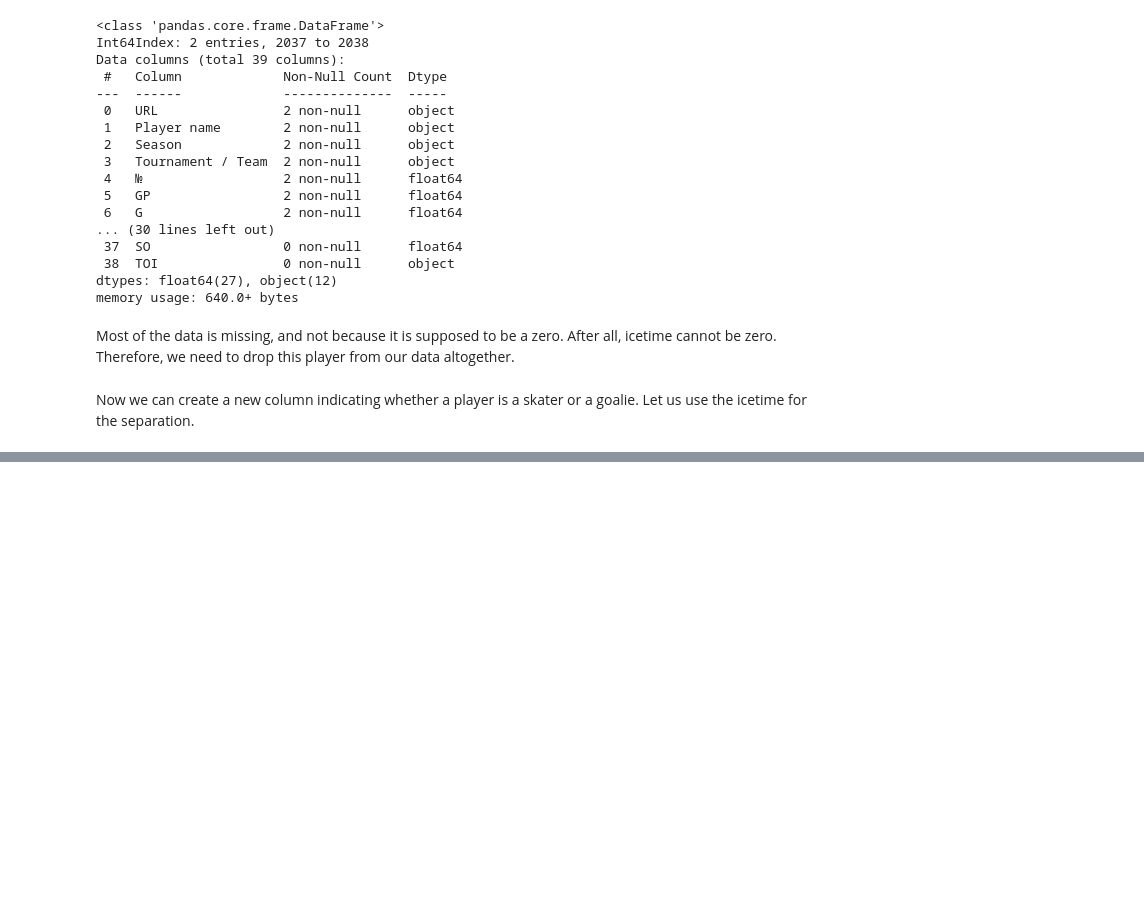
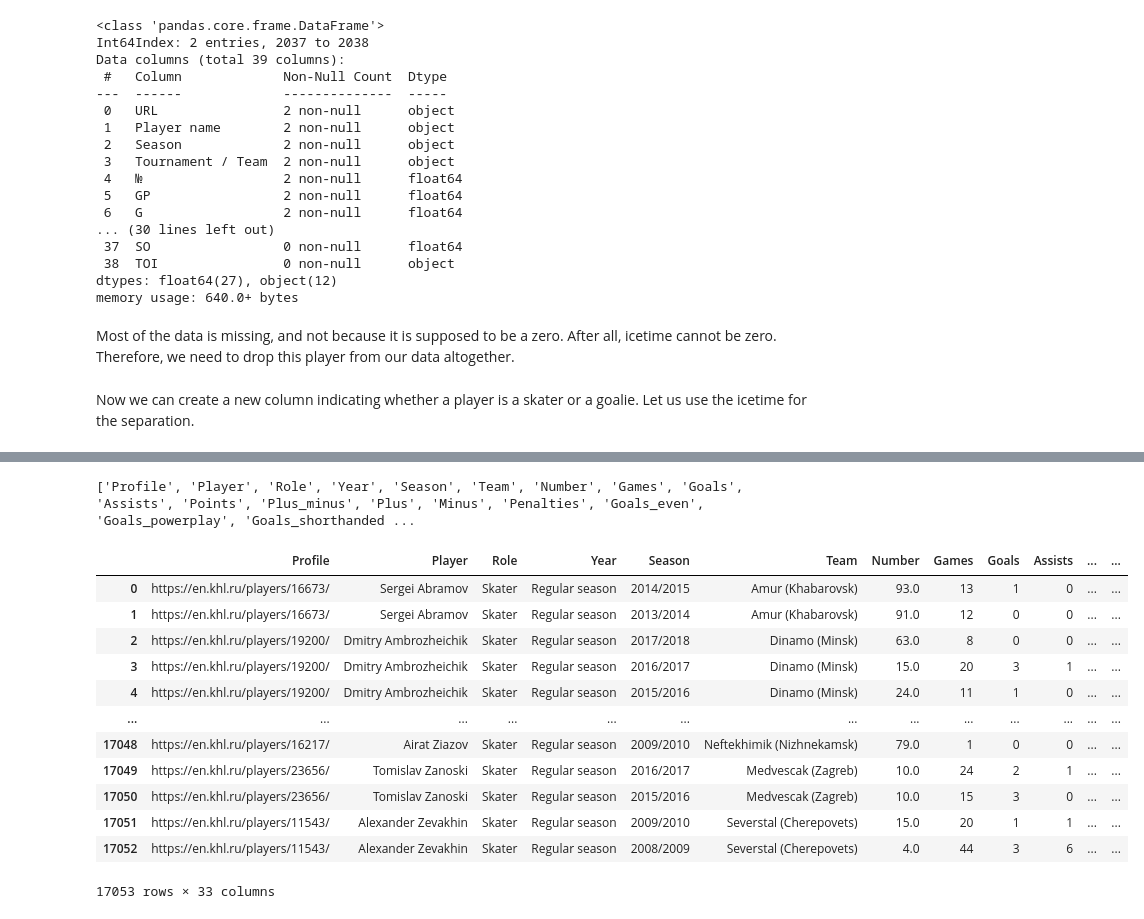
Before and after one commit to Dark-Hobbit/khl, a Jupyter notebook: stage_2/players_processing_season.ipynb, the cells around one changed output, grey strips where cells are left out. Drawn from its saved outputs; the diff is of its cells as text; code cells hidden in the pictures; blank space fills up the shorter version.

```diff
--- a/stage_2/players_processing_season.ipynb
+++ b/stage_2/players_processing_season.ipynb
@@ -106,0 +211,5 @@ Now we can create a new column indicating whether a player is a skater or a goal
+# %%
+# Thankfully, we have a convenient column to separate on.
+
+skaters_season = players_season[players_season['Role'] == 'Skater'].reset_index(drop=True)
+goalies_season = players_season[players_season['Role'] == 'Goalie'].reset_index(drop=True)
@@ -106,0 +266,44 @@ Now we can create a new column indicating whether a player is a skater or a goal
+# %%
+# We can copy paste parts of the previously created list of column names instead of typing them up manually.
+
+print(header)
+# %% [output]
+['Profile', 'Player', 'Role', 'Year', 'Season', 'Team', 'Number', 'Games', 'Goals', 'Assists', 'Points', 'Plus_minus', 'Plus', 'Minus', 'Penalties', 'Goals_even', 'Goals_powerplay', 'Goals_shorthanded ...
+# %%
+# Starting with the more numerous skaters.
+
+skaters_season.drop(['Wins', 'Losses', 'Shootouts', 'Goals_against', 'Saves', 'Saves_percentage',
+                     'Goals_against_average','Shutouts', 'Icetime'], axis=1, inplace=True)
+
+# A list of columns to be changed into integers.
+
+skaters_int = ['Games', 'Goals', 'Assists', 'Points', 'Plus_minus', 'Plus', 'Minus', 'Penalties', 'Goals_even',
+               'Goals_powerplay', 'Goals_shorthanded', 'Goals_overtime', 'Game_winning_goals', 'Game_winning_shootouts',
+               'Shots', 'Faceoffs', 'Faceoffs_won', 'Hits', 'Shots_blocked', 'Penalties_against']
+
+skaters_season[skaters_int] = skaters_season[skaters_int].replace(np.NaN, 0).astype('int')
+
+# A list of columns to be changed into floats.
+# Remember, we need to fix the '-' symbol and cannot change the 'Icetime_game' column.
+
+skaters_float = ['Shots_percentage', 'Shots_game', 'Faceoffs_percentage', 'Shifts_game']
+
+skaters_season[skaters_float] = skaters_season[skaters_float].replace('-', np.NaN).astype('float')
+
+# The player's number is currently stored as float, let us change it into object.
+
+skaters_season['Number'] = skaters_season['Number'].astype('object')
+
+# Finally, let us add the icetime in seconds. For icetime, we are okay with having zero values instead of NaN.
+# The 'Icetime_game' column sometimes has '-' as its value, we will need to fix that first.
+
+skaters_season['Icetime_game'] = skaters_season['Icetime_game'].replace('-', '0:00')
+
+skaters_season['Icetime_game_seconds'] = skaters_season['Icetime_game'].apply(lambda x: int(x[:-3]) * 60 + int(x[-2:]))
+
+# Moving the new column to be right after our existing icetime.
+
+header_skaters = skaters_season.columns
+
+skaters_season = skaters_season[[col for col in header_skaters[:28]] + ['Icetime_game_seconds'] +
+                                [col for col in header_skaters[28:-1]]]
@@ -106,0 +341,16 @@ Now we can create a new column indicating whether a player is a skater or a goal
+# %%
+skaters_season
+# %% [output]
+|  | Profile | Player | Role | Year | Season | Team | Number | Games | Goals | Assists | ... | ... |
+| 0 | https://en.khl.ru/players/16673/ | Sergei Abramov | Skater | Regular season | 2014/2015 | Amur (Khabarovsk) | 93.0 | 13 | 1 | 0 | ... | ... |
+| 1 | https://en.khl.ru/players/16673/ | Sergei Abramov | Skater | Regular season | 2013/2014 | Amur (Khabarovsk) | 91.0 | 12 | 0 | 0 | ... | ... |
+| 2 | https://en.khl.ru/players/19200/ | Dmitry Ambrozheichik | Skater | Regular season | 2017/2018 | Dinamo (Minsk) | 63.0 | 8 | 0 | 0 | ... | ... |
+| 3 | https://en.khl.ru/players/19200/ | Dmitry Ambrozheichik | Skater | Regular season | 2016/2017 | Dinamo (Minsk) | 15.0 | 20 | 3 | 1 | ... | ... |
+| 4 | https://en.khl.ru/players/19200/ | Dmitry Ambrozheichik | Skater | Regular season | 2015/2016 | Dinamo (Minsk) | 24.0 | 11 | 1 | 0 | ... | ... |
+| ... | ... | ... | ... | ... | ... | ... | ... | ... | ... | ... | ... | ... |
+| 17048 | https://en.khl.ru/players/16217/ | Airat Ziazov | Skater | Regular season | 2009/2010 | Neftekhimik (Nizhnekamsk) | 79.0 | 1 | 0 | 0 | ... | ... |
+| 17049 | https://en.khl.ru/players/23656/ | Tomislav Zanoski | Skater | Regular season | 2016/2017 | Medvescak (Zagreb) | 10.0 | 24 | 2 | 1 | ... | ... |
+| 17050 | https://en.khl.ru/players/23656/ | Tomislav Zanoski | Skater | Regular season | 2015/2016 | Medvescak (Zagreb) | 10.0 | 15 | 3 | 0 | ... | ... |
+| 17051 | https://en.khl.ru/players/11543/ | Alexander Zevakhin | Skater | Regular season | 2009/2010 | Severstal (Cherepovets) | 15.0 | 20 | 1 | 1 | ... | ... |
+| 17052 | https://en.khl.ru/players/11543/ | Alexander Zevakhin | Skater | Regular season | 2008/2009 | Severstal (Cherepovets) | 4.0 | 44 | 3 | 6 | ... | ... |
+17053 rows × 33 columns
```
Also changed, not shown: parts of 17 cells of this notebook, 2 other files.
